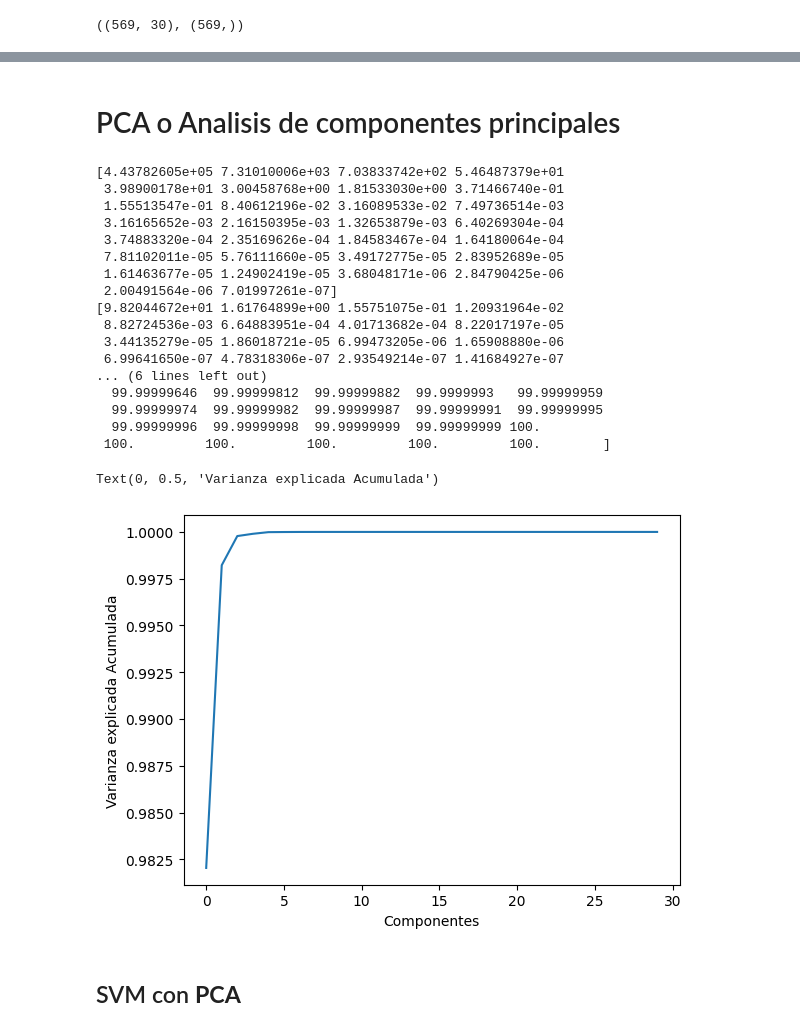
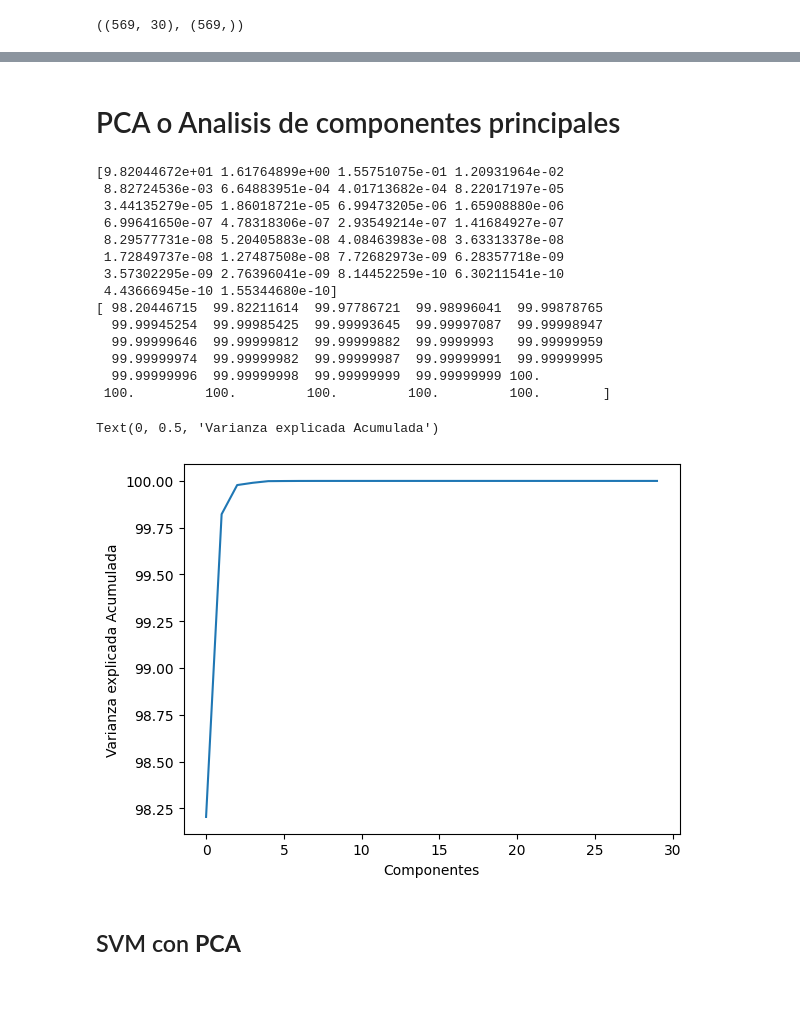
Before and after one commit to edmenciab733/clases, a Jupyter notebook: clasificacion_svm.ipynb, the cells around one changed output, grey strips where cells are left out. Saved outputs shown, nothing was run; the diff lists cells and outputs as text; code cells hidden in the pictures; blank space fills up the shorter version.

```diff
--- a/clasificacion_svm.ipynb
+++ b/clasificacion_svm.ipynb
@@ -61,3 +58,5 @@ sns.pairplot(df , hue="target", vars = ["mean radius", "mean texture", "mean per
+# %% [markdown]
+# PCA o Analisis de componentes principales
 # %%
 from sklearn.model_selection import train_test_split
 from sklearn.svm import SVC
@@ -65,37 +64,31 @@ from sklearn.decomposition import PCA
 from sklearn.metrics import classification_report, confusion_matrix
 # %%
 X_train, X_test, y_train, y_test = train_test_split(X, Y, test_size = 0.3, random_state=20, stratify=Y)
-# %% [markdown]
-# PCA o Analisis de componentes principales
 # %%
 pca = PCA()
 pca.fit(X)
 X = pca.transform(X)
-print(pca.explained_variance_)
 print(pca.explained_variance_ratio_ * 100)
 print(pca.explained_variance_ratio_.cumsum() *100)
-plt.plot(np.cumsum(pca.explained_variance_ratio_))
+plt.plot(np.cumsum(pca.explained_variance_ratio_)  *100 )
 plt.xlabel('Componentes')
 plt.ylabel('Varianza explicada Acumulada')
 # %% [output]
-[4.43782605e+05 7.31010006e+03 7.03833742e+02 5.46487379e+01
- 3.98900178e+01 3.00458768e+00 1.81533030e+00 3.71466740e-01
- 1.55513547e-01 8.40612196e-02 3.16089533e-02 7.49736514e-03
- 3.16165652e-03 2.16150395e-03 1.32653879e-03 6.40269304e-04
- 3.74883320e-04 2.35169626e-04 1.84583467e-04 1.64180064e-04
- 7.81102011e-05 5.76111660e-05 3.49172775e-05 2.83952689e-05
- 1.61463677e-05 1.24902419e-05 3.68048171e-06 2.84790425e-06
- 2.00491564e-06 7.01997261e-07]
 [9.82044672e+01 1.61764899e+00 1.55751075e-01 1.20931964e-02
  8.82724536e-03 6.64883951e-04 4.01713682e-04 8.22017197e-05
  3.44135279e-05 1.86018721e-05 6.99473205e-06 1.65908880e-06
  6.99641650e-07 4.78318306e-07 2.93549214e-07 1.41684927e-07
-... (6 lines left out)
+ 8.29577731e-08 5.20405883e-08 4.08463983e-08 3.63313378e-08
+ 1.72849737e-08 1.27487508e-08 7.72682973e-09 6.28357718e-09
+ 3.57302295e-09 2.76396041e-09 8.14452259e-10 6.30211541e-10
+ 4.43666945e-10 1.55344680e-10]
+[ 98.20446715  99.82211614  99.97786721  99.98996041  99.99878765
+  99.99945254  99.99985425  99.99993645  99.99997087  99.99998947
   99.99999646  99.99999812  99.99999882  99.9999993   99.99999959
   99.99999974  99.99999982  99.99999987  99.99999991  99.99999995
   99.99999996  99.99999998  99.99999999  99.99999999 100.
  100.         100.         100.         100.         100.        ]
 Text(0, 0.5, 'Varianza explicada Acumulada')
-[figure, old version]
+[figure, new version]
 # %% [markdown]
 ## SVM con **PCA**
```
Also changed, not shown: parts of 7 cells of this notebook.
